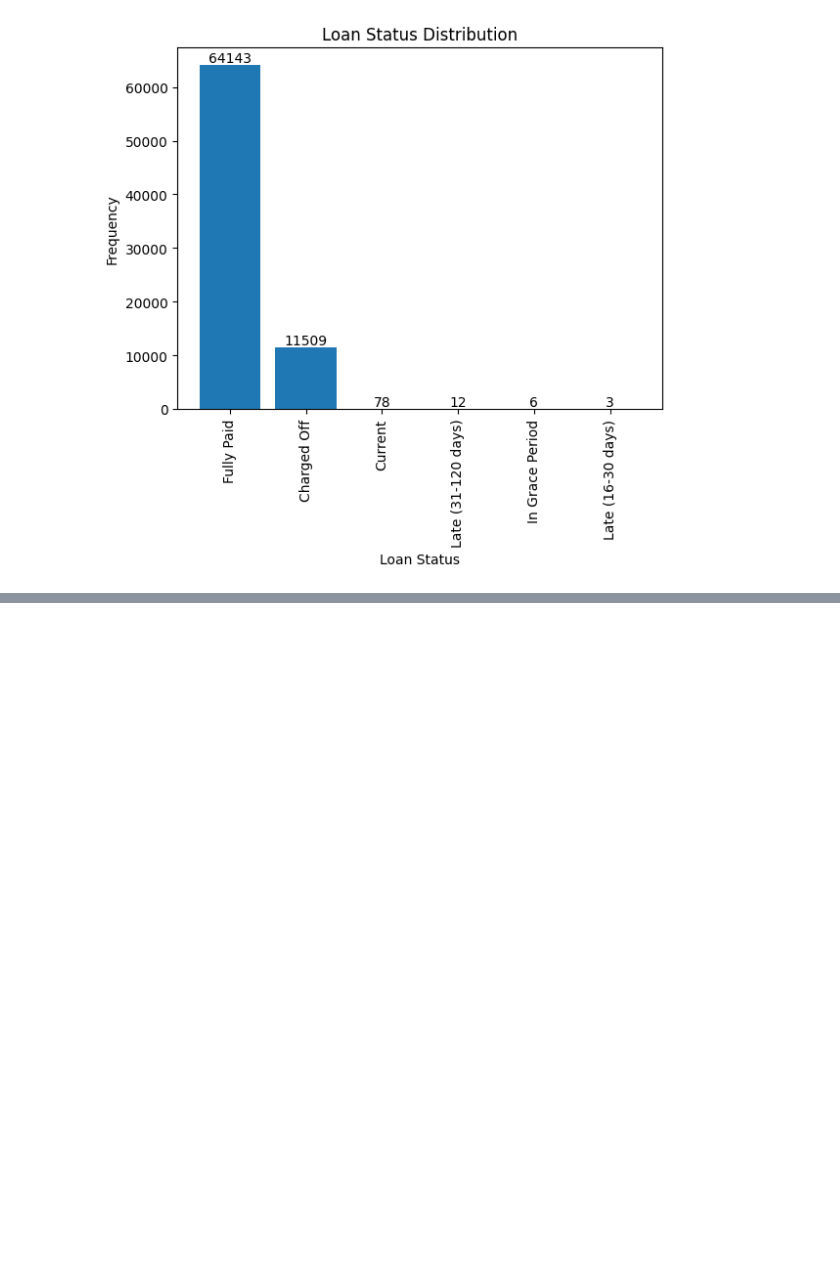
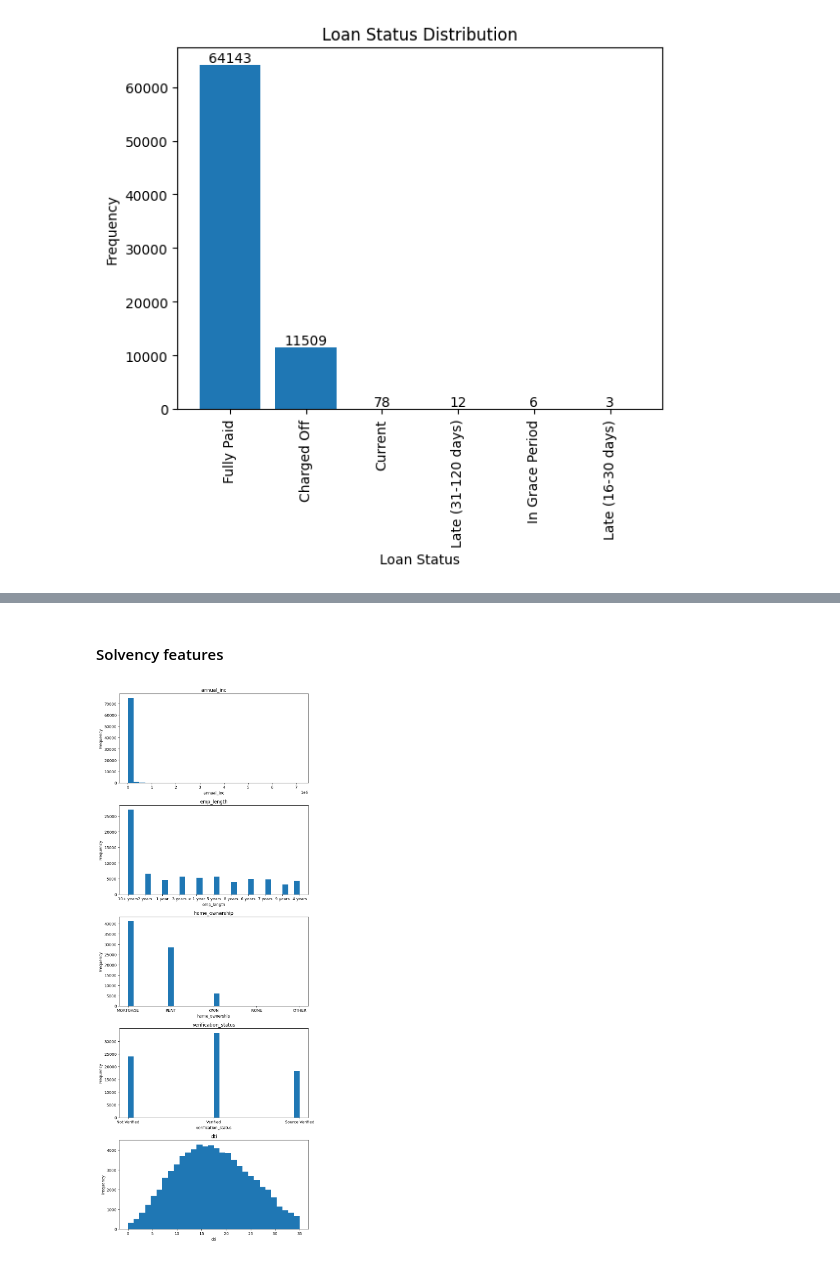
Before and after one commit to JonahNiklas/Pre-project-transformer, a Jupyter notebook: clean_data.ipynb, the cells around one changed output, grey strips where cells are left out. Cells and saved outputs as stored; diff of their text form; code cells hidden in the pictures; blank space fills up the shorter version.

```diff
--- a/clean_data.ipynb
+++ b/clean_data.ipynb
@@ -116,0 +169,21 @@ plt.show()
+# %% [markdown]
+#### Solvency features
+# %%
+solvency_features = ['annual_inc',
+    'emp_length',
+    'home_ownership',
+    'verification_status',
+    'dti']
+
+fig, axs = plt.subplots(5, 1, figsize=(8, 20))
+
+for i, feature in enumerate(solvency_features):
+    axs[i].hist(filtered_data[feature], bins=30)
+    axs[i].set_title(feature)
+    axs[i].set_xlabel(feature)
+    axs[i].set_ylabel('Frequency')
+
+plt.tight_layout()
+plt.show()
+# %% [output]
+[figure, added]
```
Also changed, not shown: parts of 13 cells of this notebook.
